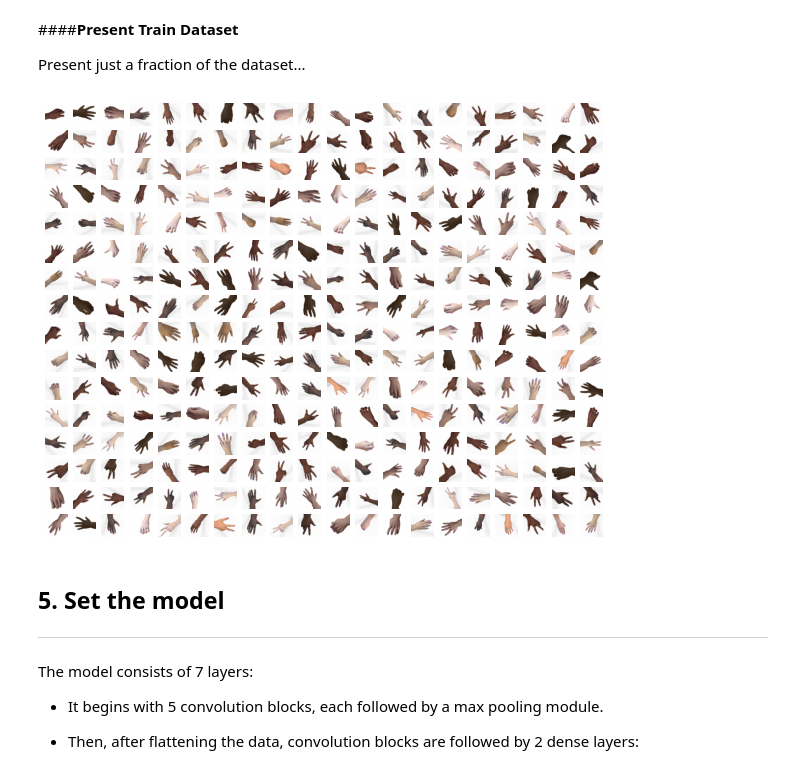
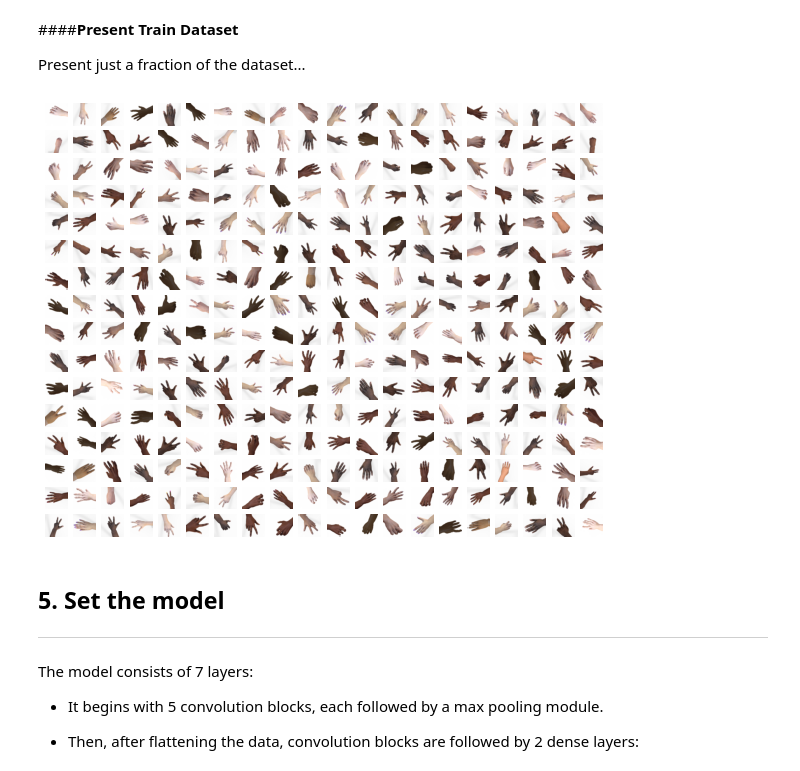
Before and after one commit to ronen-halevy/ai-notebooks, a Jupyter notebook: image-classification/Building_Tensorflow_Image_Input_Pipeline_Part_1_Using_tf_data.ipynb, the cells around one changed output. Drawn from its saved outputs; the diff is of its cells as text; code cells hidden in the pictures.

```diff
--- a/image-classification/Building_Tensorflow_Image_Input_Pipeline_Part_1_Using_tf_data.ipynb
+++ b/image-classification/Building_Tensorflow_Image_Input_Pipeline_Part_1_Using_tf_data.ipynb
@@ -184,7 +180,8 @@ for subdir_name in subdir_names:
   class_dir_info.update({'dir': subdir})
   print('{}: {} files'.format(subdir_name, files_count))
 
-print('total file count: {}'.format(len(list(pathlib.Path(base_data_dir).glob('*/*.{}'.format(file_ext))))))
+image_count = len(list(pathlib.Path(base_data_dir).glob('*/*.{}'.format(file_ext))))
+print('total file count: {}'.format(image_count))
 # %% [output]
 scissors: 964 files
 paper: 964 files
@@ -232,6 +236,7 @@ However that, the labels will later be extracted from path name - according to s
 # %%
 base_data_dir = pathlib.Path(base_data_dir)
-list_ds = tf.data.Dataset.list_files(str(base_data_dir/'*/*'), shuffle=True)
+list_ds = tf.data.Dataset.list_files(str(base_data_dir/'*/*'), shuffle=False)
+list_ds = list_ds.shuffle(image_count, reshuffle_each_iteration=False)
 # %% [markdown]
 ####**Print some of the list entries:**
 # %%
@@ -391,14 +396,17 @@ Present just a fraction of the dataset...
 # %%
 plt.figure(figsize=(10, 10))
 batches_in_loop = 10
+cnt = 0
 for j in range(batches_in_loop):
   image_batch, _ = next(iter(train_ds))
   for i in range(32):
-    ax = plt.subplot(20, 20, j*32 + i + 1)
+    cnt +=1
+    ax = plt.subplot(20, 20, cnt)
+    # print(i)
     plt.imshow(image_batch[i])
     plt.axis("off")
 # %% [output]
-[figure, old version]
+[figure, new version]
 # %% [markdown]
 ## 5. Set the model
 ---
```
Also changed, not shown: parts of 11 cells of this notebook.
